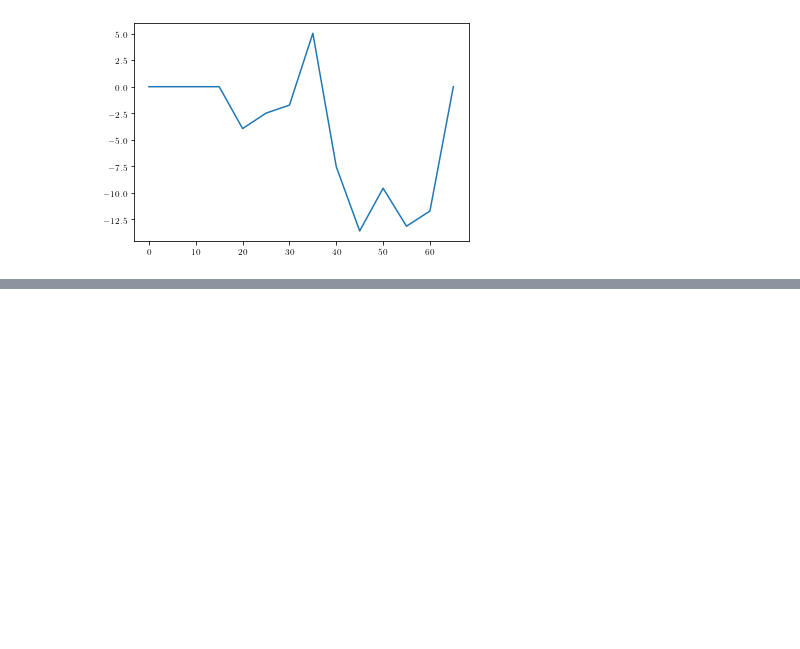
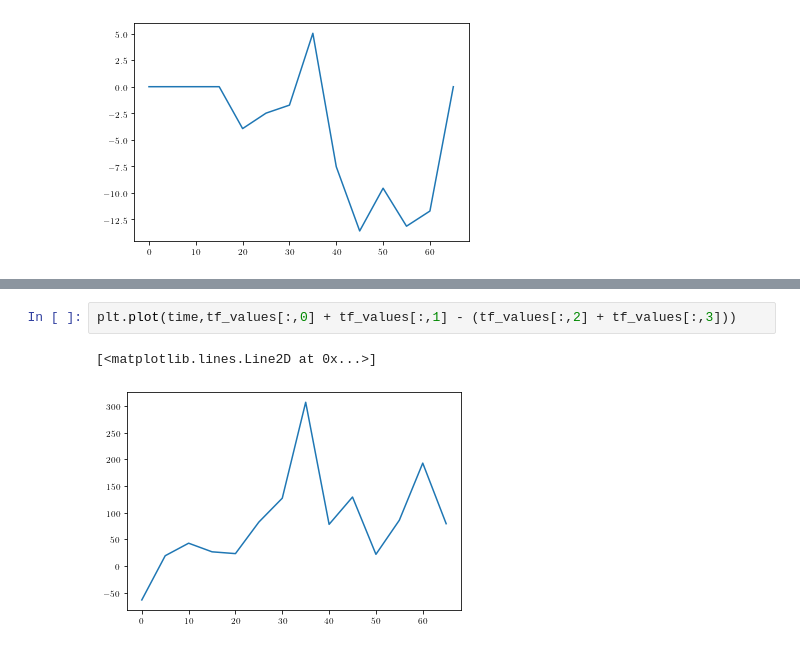
Before and after one commit to martedv/veros_bathymetry_eocene_pliocene, a Jupyter notebook: plotting/notebooks/throughflow.ipynb, the cells around one changed output, grey strips where cells are left out. Drawn from its saved outputs; the diff is of its cells as text; blank space fills up the shorter version.

```diff
--- a/plotting/notebooks/throughflow.ipynb
+++ b/plotting/notebooks/throughflow.ipynb
@@ -273,0 +283,5 @@ plt.show()
+# %%
+plt.plot(time,tf_values[:,0] + tf_values[:,1] - (tf_values[:,2] + tf_values[:,3]))
+# %% [output]
+[<matplotlib.lines.Line2D at 0x...>]
+[figure, added]
```
Also changed, not shown: parts of 2 cells of this notebook, 32 other files.
